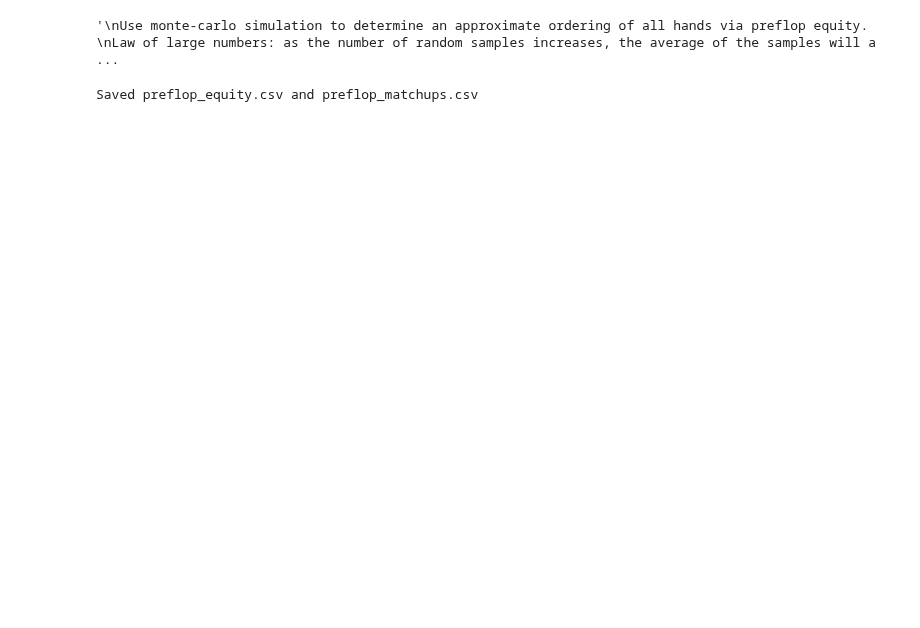
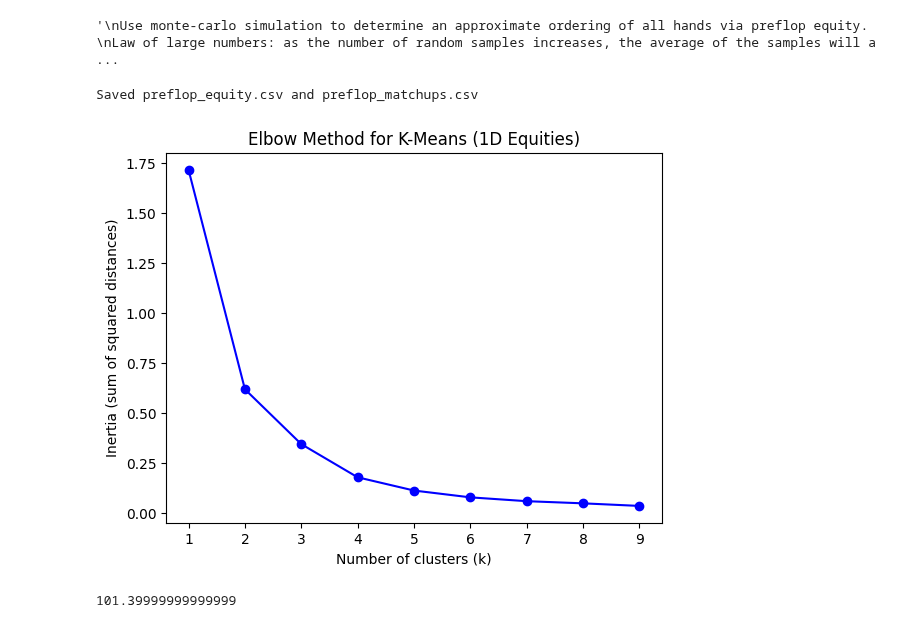
Before and after one commit to KunaalAgarwal/poker_analysis, a Jupyter notebook: src/preflop_monte_carlo.ipynb, the cells around one changed output. Saved outputs shown, nothing was run; the diff lists cells and outputs as text; code cells hidden in the pictures; blank space fills up the shorter version.

```diff
--- a/src/preflop_monte_carlo.ipynb
+++ b/src/preflop_monte_carlo.ipynb
@@ -203,0 +202,30 @@ df_equity.sort_values(by='equity', ascending=False, inplace=True)
+# %%
+df_equity = pd.read_csv('../results/preflop_equity.csv')
+df_equity['Rank'] = df_equity['equity'].rank(ascending=False, method='min').astype(int)
+df_equity.to_csv('../results/preflop_equity.csv',index=False)
+# %%
+import numpy as np
+import matplotlib.pyplot as plt
+from sklearn.cluster import KMeans
+
+# Suppose df_equity has columns ["hand", "equity"]
+equities = df_equity["equity"].values.reshape(-1, 1)  # shape (169, 1)
+
+inertias = []
+K_range = range(1, 10)  # test 1 to 9 clusters
+
+for k in K_range:
+    kmeans = KMeans(n_clusters=k, random_state=42).fit(equities)
+    inertias.append(kmeans.inertia_)
+
+plt.plot(K_range, inertias, "bo-")
+plt.xlabel("Number of clusters (k)")
+plt.ylabel("Inertia (sum of squared distances)")
+plt.title("Elbow Method for K-Means (1D Equities)")
+plt.show()
+# %% [output]
+[figure, added]
+# %%
+0.6 * 169
+# %% [output]
+101.39999999999999
```
Also changed, not shown: parts of 2 cells of this notebook.
